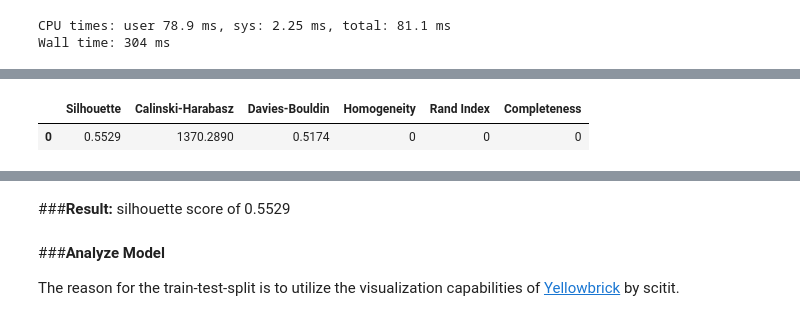
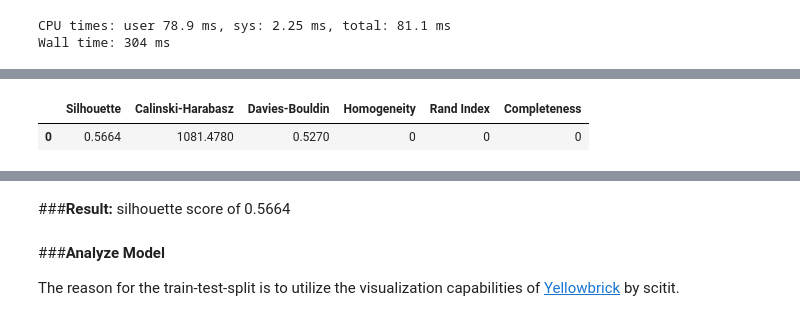
Before and after one commit to Kmohamedalie/AutoML-PyCaret, a Jupyter notebook: Notebooks/PyCaret_Clustering.ipynb, the cells around one changed output, grey strips where cells are left out. Saved outputs shown, nothing was run; the diff lists cells and outputs as text; code cells hidden in the pictures.

Commit message:
updated clustering notebook

```diff
--- a/Notebooks/PyCaret_Clustering.ipynb
+++ b/Notebooks/PyCaret_Clustering.ipynb
@@ -217,15 +217,15 @@ CPU times: user 78.9 ms, sys: 2.25 ms, total: 81.1 ms
 Wall time: 304 ms
 # %%
 # model training
-kmeans = create_model('kmeans')
+kmeans = create_model('kmeans', num_clusters = 3)
 # %% [output]
 [interactive output not drawn]
 |  | Silhouette | Calinski-Harabasz | Davies-Bouldin | Homogeneity | Rand Index | Completeness |
-| 0 | 0.5529 | 1370.2890 | 0.5174 | 0 | 0 | 0 |
+| 0 | 0.5664 | 1081.4780 | 0.5270 | 0 | 0 | 0 |
 [interactive output not drawn]
 # %% [markdown]
 ###**Result:**
-silhouette score of 0.5529
+silhouette score of 0.5664
 # %% [markdown]
 ###**Analyze Model**
 
```
Also changed, not shown: parts of 4 cells of this notebook.
